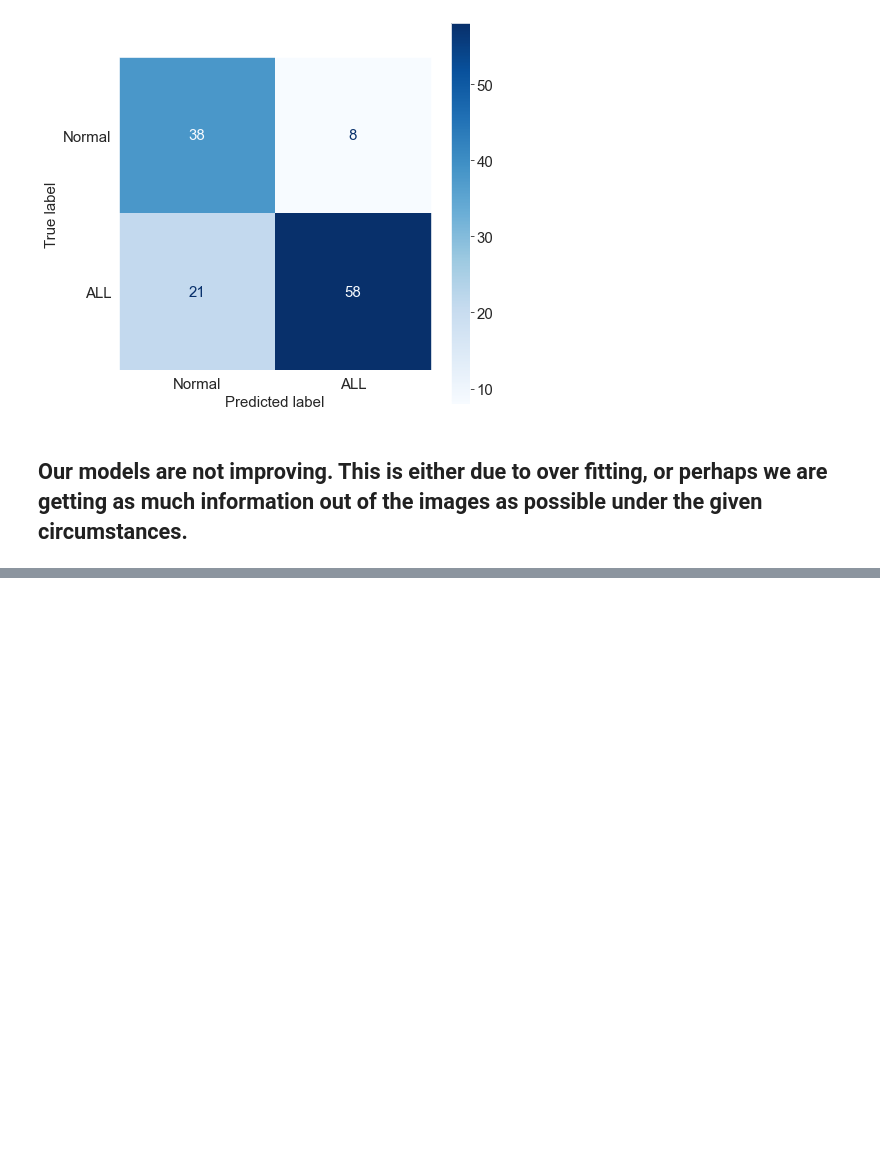
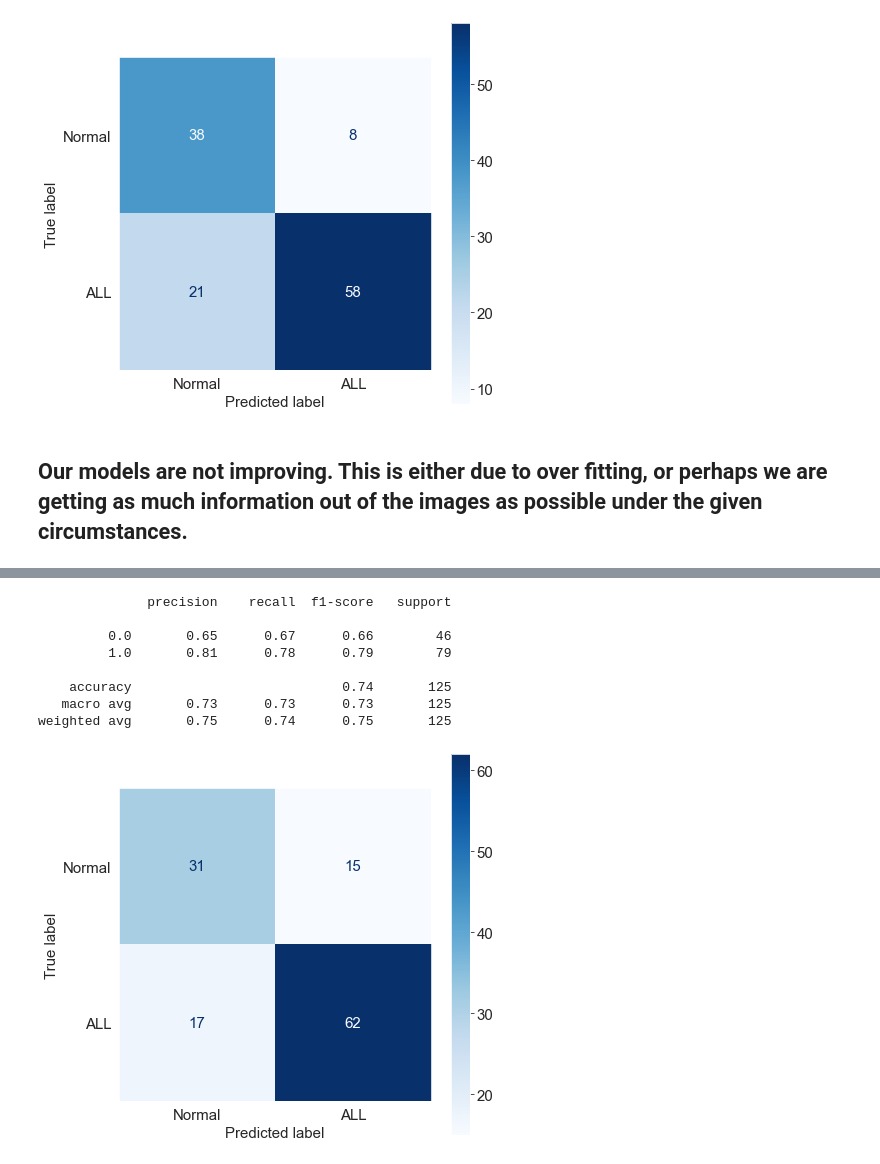
Before and after one commit to patrick-anastasio/Cancer-Image-Classification-Neural-Net, a Jupyter notebook: Notebook 1 of 2.ipynb, the cells around one changed output, grey strips where cells are left out. Saved outputs shown, nothing was run; the diff lists cells and outputs as text; code cells hidden in the pictures; blank space fills up the shorter version.

```diff
--- a/Notebook 1 of 2.ipynb
+++ b/Notebook 1 of 2.ipynb
@@ -1083,0 +1171,12 @@ Our best model
+# %%
+plot_confusion_matrix(cnn_aug_2, test_labels, test_images)
+# %% [output]
+              precision    recall  f1-score   support
+
+         0.0       0.65      0.67      0.66        46
+         1.0       0.81      0.78      0.79        79
+
+    accuracy                           0.74       125
+   macro avg       0.73      0.73      0.73       125
+weighted avg       0.75      0.74      0.75       125
+[figure, added]
```
Also changed, not shown: parts of 20 cells of this notebook, 3 other files.
